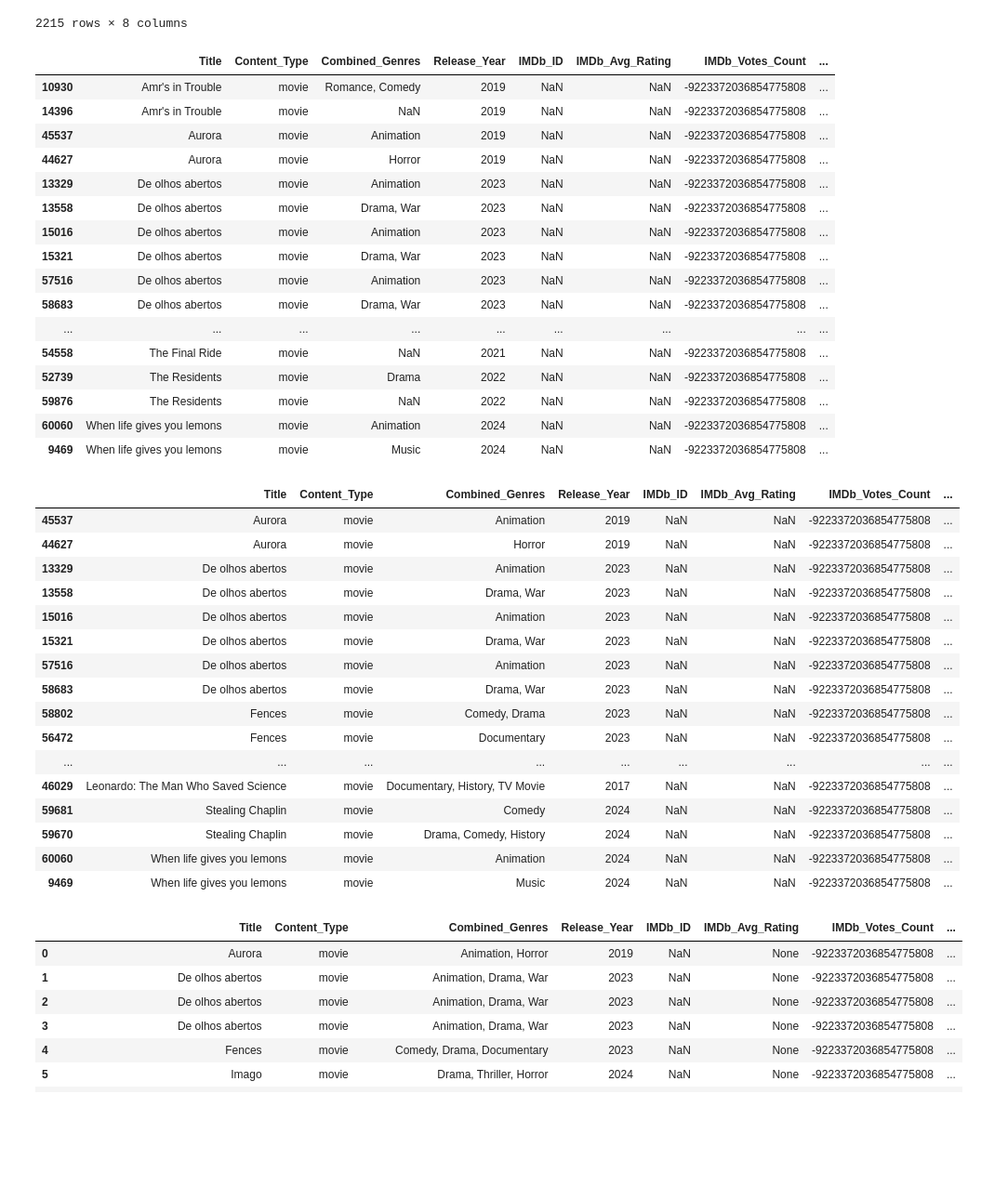
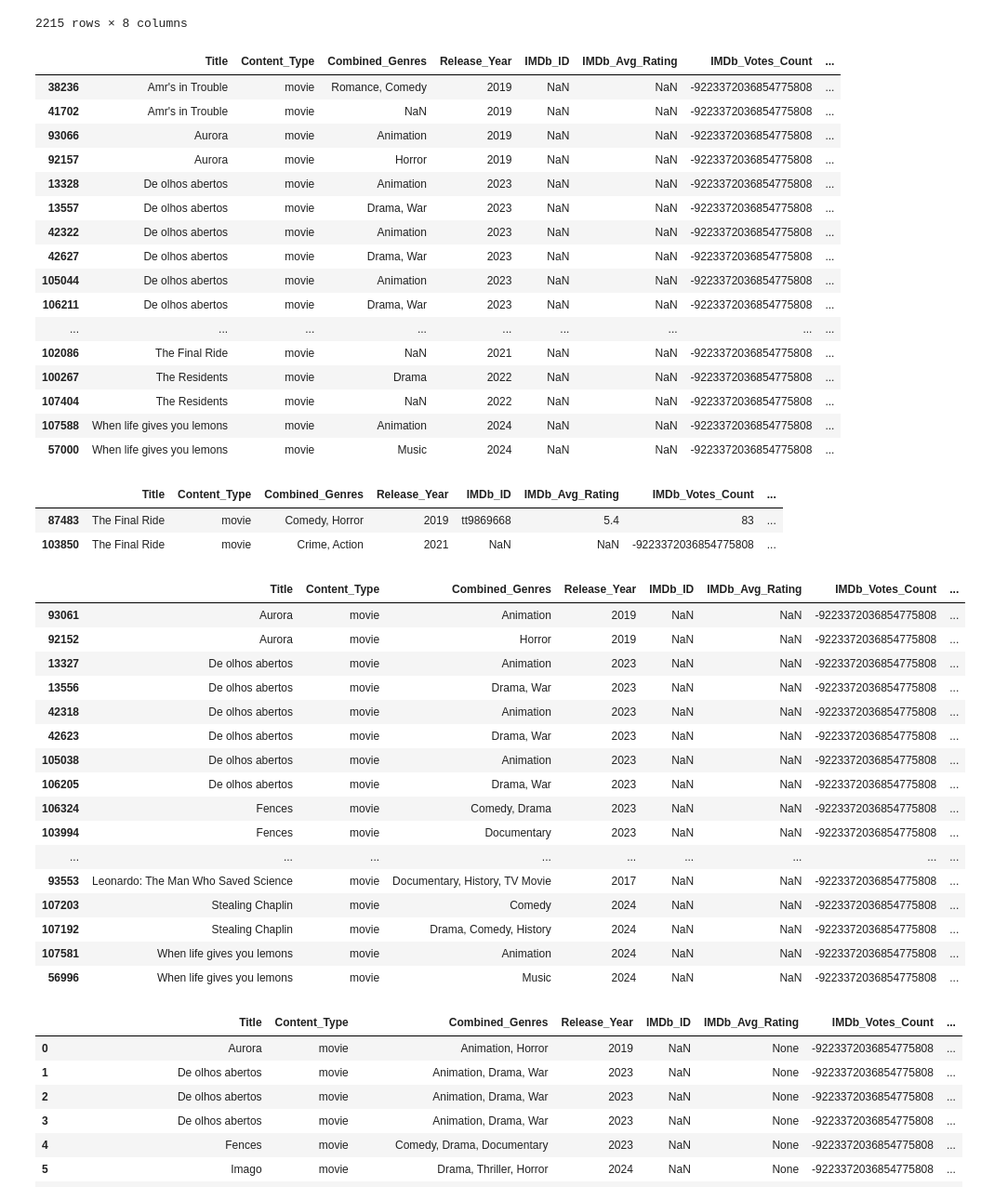
Before and after one commit to rkynhoff/Streaming_Service_Comparisons, a Jupyter notebook: STRM_SERV_COMP_V2.ipynb, the cells around one changed output. Shown at 93% size. Saved outputs shown, nothing was run; the diff lists cells and outputs as text; code cells hidden in the pictures; blank space fills up the shorter version.

```diff
--- a/STRM_SERV_COMP_V2.ipynb
+++ b/STRM_SERV_COMP_V2.ipynb
@@ -298,6 +239,8 @@ streaming_v1[streaming_v1.duplicated(keep=False)].sort_values("Title")
 # %%
 # Since the rows do appear to be fully dupliated, I will drop the duplicate rows here
 streaming_v2 = streaming_v1.drop_duplicates()
+# Reset the index
+streaming_v2 = streaming_v2.reset_index(drop=True)
 streaming_v2.info()
 # %% [output]
 <class 'pandas.core.frame.DataFrame'>
@@ -337,46 +280,58 @@ streaming_v1.loc[streaming_v1["Combined_Genres"].isnull()]
 streaming_v2[streaming_v2.duplicated(subset = ["IMDb_ID","Title","Release_Year","Content_Type","Service_Name"], keep = False)].sort_values(by=["Title","Service_Name","Combined_Genres"], ascending=[True,True,True])
 # %% [output]
 |  | Title | Content_Type | Combined_Genres | Release_Year | IMDb_ID | IMDb_Avg_Rating | IMDb_Votes_Count | ... |
-| 10930 | Amr's in Trouble | movie | Romance, Comedy | 2019 | NaN | NaN | -9223372036854775808 | ... |
-| 14396 | Amr's in Trouble | movie | NaN | 2019 | NaN | NaN | -9223372036854775808 | ... |
-| 45537 | Aurora | movie | Animation | 2019 | NaN | NaN | -9223372036854775808 | ... |
-| 44627 | Aurora | movie | Horror | 2019 | NaN | NaN | -9223372036854775808 | ... |
-| 13329 | De olhos abertos | movie | Animation | 2023 | NaN | NaN | -9223372036854775808 | ... |
-| 13558 | De olhos abertos | movie | Drama, War | 2023 | NaN | NaN | -9223372036854775808 | ... |
-| 15016 | De olhos abertos | movie | Animation | 2023 | NaN | NaN | -9223372036854775808 | ... |
-| 15321 | De olhos abertos | movie | Drama, War | 2023 | NaN | NaN | -9223372036854775808 | ... |
-| 57516 | De olhos abertos | movie | Animation | 2023 | NaN | NaN | -9223372036854775808 | ... |
-| 58683 | De olhos abertos | movie | Drama, War | 2023 | NaN | NaN | -9223372036854775808 | ... |
+| 38236 | Amr's in Trouble | movie | Romance, Comedy | 2019 | NaN | NaN | -9223372036854775808 | ... |
+| 41702 | Amr's in Trouble | movie | NaN | 2019 | NaN | NaN | -9223372036854775808 | ... |
+| 93066 | Aurora | movie | Animation | 2019 | NaN | NaN | -9223372036854775808 | ... |
+| 92157 | Aurora | movie | Horror | 2019 | NaN | NaN | -9223372036854775808 | ... |
+| 13328 | De olhos abertos | movie | Animation | 2023 | NaN | NaN | -9223372036854775808 | ... |
+| 13557 | De olhos abertos | movie | Drama, War | 2023 | NaN | NaN | -9223372036854775808 | ... |
+| 42322 | De olhos abertos | movie | Animation | 2023 | NaN | NaN | -9223372036854775808 | ... |
+| 42627 | De olhos abertos | movie | Drama, War | 2023 | NaN | NaN | -9223372036854775808 | ... |
+| 105044 | De olhos abertos | movie | Animation | 2023 | NaN | NaN | -9223372036854775808 | ... |
+| 106211 | De olhos abertos | movie | Drama, War | 2023 | NaN | NaN | -9223372036854775808 | ... |
 | ... | ... | ... | ... | ... | ... | ... | ... | ... |
-| 54558 | The Final Ride | movie | NaN | 2021 | NaN | NaN | -9223372036854775808 | ... |
-| 52739 | The Residents | movie | Drama | 2022 | NaN | NaN | -9223372036854775808 | ... |
-| 59876 | The Residents | movie | NaN | 2022 | NaN | NaN | -9223372036854775808 | ... |
-| 60060 | When life gives you lemons | movie | Animation | 2024 | NaN | NaN | -9223372036854775808 | ... |
-| 9469 | When life gives you lemons | movie | Music | 2024 | NaN | NaN | -9223372036854775808 | ... |
+| 102086 | The Final Ride | movie | NaN | 2021 | NaN | NaN | -9223372036854775808 | ... |
+| 100267 | The Residents | movie | Drama | 2022 | NaN | NaN | -9223372036854775808 | ... |
+| 107404 | The Residents | movie | NaN | 2022 | NaN | NaN | -9223372036854775808 | ... |
+| 107588 | When life gives you lemons | movie | Animation | 2024 | NaN | NaN | -9223372036854775808 | ... |
+| 57000 | When life gives you lemons | movie | Music | 2024 | NaN | NaN | -9223372036854775808 | ... |
+# %%
+# Based on the output above, I can see there is duplicated content and rows where genres could be combined into one row for each Service_Name
+
+# Remove the duplicated rows that have a null value in the Combined_Genres column by index number
+streaming_v3 = streaming_v2.drop([41702,12177,37721,89252,108129,108076,40887,102086,107404])
+# Reset index
+streaming_v3 = streaming_v3.reset_index(drop=True)
+# Double check
+streaming_v3[streaming_v3["Title"] == "The Final Ride"]
+# %% [output]
+|  | Title | Content_Type | Combined_Genres | Release_Year | IMDb_ID | IMDb_Avg_Rating | IMDb_Votes_Count | ... |
+| 87483 | The Final Ride | movie | Comedy, Horror | 2019 | tt9869668 | 5.4 | 83 | ... |
+| 103850 | The Final Ride | movie | Crime, Action | 2021 | NaN | NaN | -9223372036854775808 | ... |
 # %%
-# Remove the duplicated rows that have a null value in the Combined_Genres column by index number
-streaming_v3 = streaming_v2.drop([14396,12177,10415,41721,60601,60548,13581,54558,59876])
 # Redisplay the duplicated content baesd on IMDb_ID, Release_Year, Title, Content_Type, and Service Name
+
 grouped_dupes = streaming_v3[streaming_v3.duplicated(subset = ["IMDb_ID","Title","Release_Year","Content_Type","Service_Name"], keep = False)].sort_values(by=["Title","Service_Name","Combined_Genres"], ascending=[True,True,True])
 grouped_dupes
 # %% [output]
 |  | Title | Content_Type | Combined_Genres | Release_Year | IMDb_ID | IMDb_Avg_Rating | IMDb_Votes_Count | ... |
-| 45537 | Aurora | movie | Animation | 2019 | NaN | NaN | -9223372036854775808 | ... |
-| 44627 | Aurora | movie | Horror | 2019 | NaN | NaN | -9223372036854775808 | ... |
-| 13329 | De olhos abertos | movie | Animation | 2023 | NaN | NaN | -9223372036854775808 | ... |
-| 13558 | De olhos abertos | movie | Drama, War | 2023 | NaN | NaN | -9223372036854775808 | ... |
-| 15016 | De olhos abertos | movie | Animation | 2023 | NaN | NaN | -9223372036854775808 | ... |
-| 15321 | De olhos abertos | movie | Drama, War | 2023 | NaN | NaN | -9223372036854775808 | ... |
-| 57516 | De olhos abertos | movie | Animation | 2023 | NaN | NaN | -9223372036854775808 | ... |
-| 58683 | De olhos abertos | movie | Drama, War | 2023 | NaN | NaN | -9223372036854775808 | ... |
-| 58802 | Fences | movie | Comedy, Drama | 2023 | NaN | NaN | -9223372036854775808 | ... |
-| 56472 | Fences | movie | Documentary | 2023 | NaN | NaN | -9223372036854775808 | ... |
+| 93061 | Aurora | movie | Animation | 2019 | NaN | NaN | -9223372036854775808 | ... |
+| 92152 | Aurora | movie | Horror | 2019 | NaN | NaN | -9223372036854775808 | ... |
+| 13327 | De olhos abertos | movie | Animation | 2023 | NaN | NaN | -9223372036854775808 | ... |
+| 13556 | De olhos abertos | movie | Drama, War | 2023 | NaN | NaN | -9223372036854775808 | ... |
+| 42318 | De olhos abertos | movie | Animation | 2023 | NaN | NaN | -9223372036854775808 | ... |
+| 42623 | De olhos abertos | movie | Drama, War | 2023 | NaN | NaN | -9223372036854775808 | ... |
+| 105038 | De olhos abertos | movie | Animation | 2023 | NaN | NaN | -9223372036854775808 | ... |
+| 106205 | De olhos abertos | movie | Drama, War | 2023 | NaN | NaN | -9223372036854775808 | ... |
+| 106324 | Fences | movie | Comedy, Drama | 2023 | NaN | NaN | -9223372036854775808 | ... |
+| 103994 | Fences | movie | Documentary | 2023 | NaN | NaN | -9223372036854775808 | ... |
 | ... | ... | ... | ... | ... | ... | ... | ... | ... |
-| 46029 | Leonardo: The Man Who Saved Science | movie | Documentary, History, TV Movie | 2017 | NaN | NaN | -9223372036854775808 | ... |
-| 59681 | Stealing Chaplin | movie | Comedy | 2024 | NaN | NaN | -9223372036854775808 | ... |
-| 59670 | Stealing Chaplin | movie | Drama, Comedy, History | 2024 | NaN | NaN | -9223372036854775808 | ... |
-| 60060 | When life gives you lemons | movie | Animation | 2024 | NaN | NaN | -9223372036854775808 | ... |
-| 9469 | When life gives you lemons | movie | Music | 2024 | NaN | NaN | -9223372036854775808 | ... |
+| 93553 | Leonardo: The Man Who Saved Science | movie | Documentary, History, TV Movie | 2017 | NaN | NaN | -9223372036854775808 | ... |
+| 107203 | Stealing Chaplin | movie | Comedy | 2024 | NaN | NaN | -9223372036854775808 | ... |
+| 107192 | Stealing Chaplin | movie | Drama, Comedy, History | 2024 | NaN | NaN | -9223372036854775808 | ... |
+| 107581 | When life gives you lemons | movie | Animation | 2024 | NaN | NaN | -9223372036854775808 | ... |
+| 56996 | When life gives you lemons | movie | Music | 2024 | NaN | NaN | -9223372036854775808 | ... |
 # %%
 concatenated_genres = {}
 for index, row in grouped_dupes.iterrows():
```
Also changed, not shown: parts of 10 cells of this notebook.
